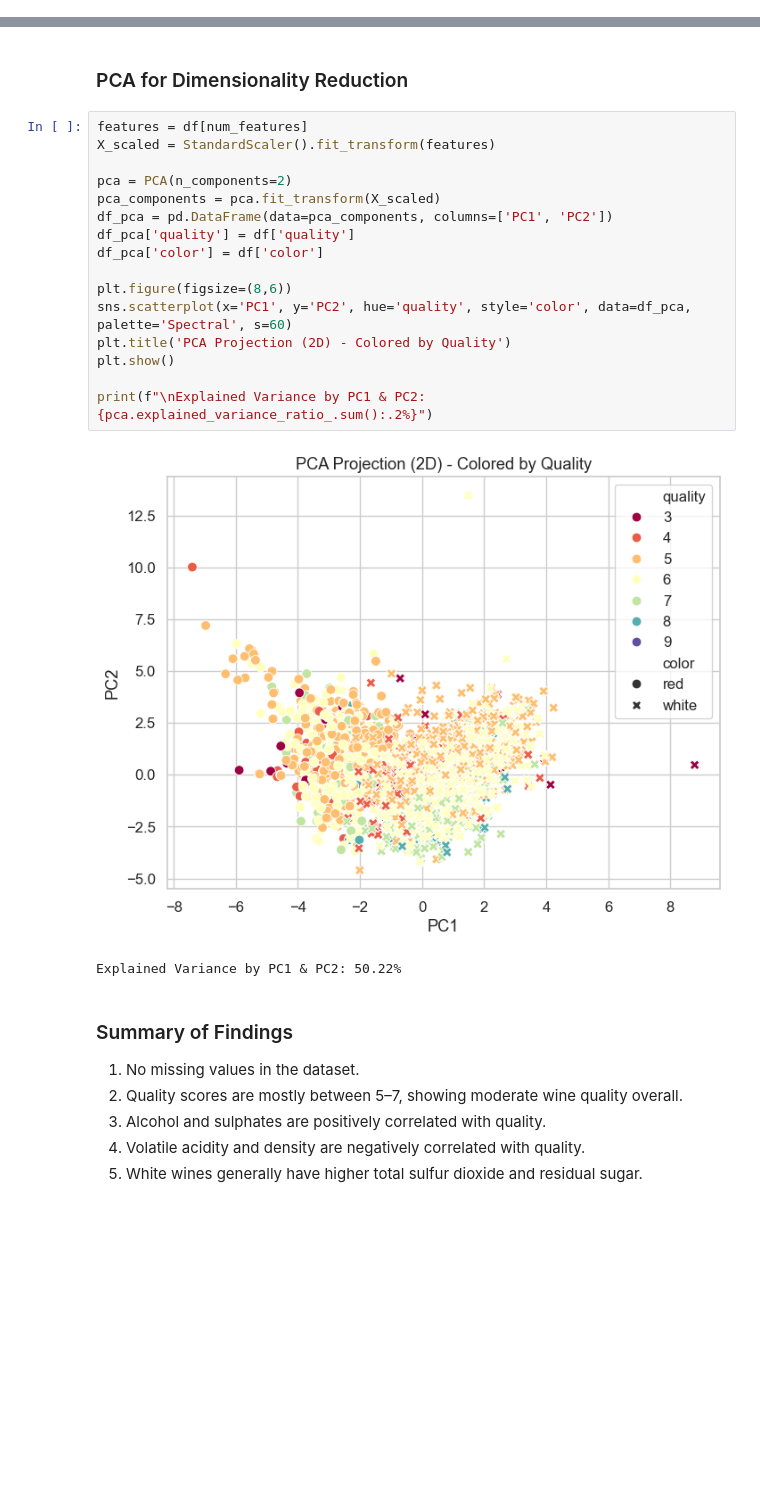
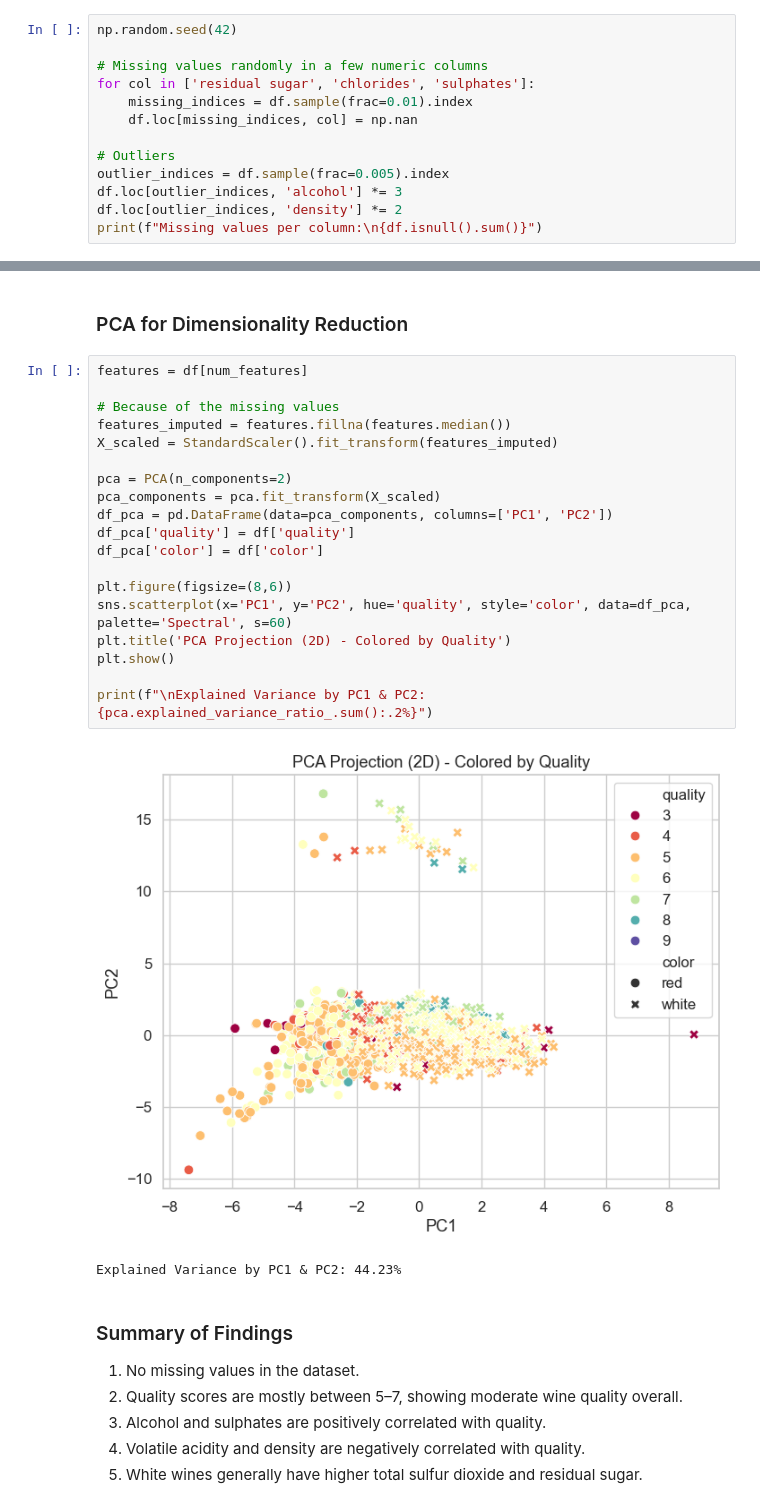
Before and after one commit to filipzekovich/Wine_ML_Lifecycle, a Jupyter notebook: ML_Lifecyle.ipynb, the cells around one changed output, grey strips where cells are left out. Cells and saved outputs as stored; diff of their text form; blank space fills up the shorter version.

```diff
--- a/ML_Lifecyle.ipynb
+++ b/ML_Lifecyle.ipynb
@@ -89,0 +92,13 @@ plt.show()
+# %%
+np.random.seed(42)
+
+# Missing values randomly in a few numeric columns
+for col in ['residual sugar', 'chlorides', 'sulphates']:
+    missing_indices = df.sample(frac=0.01).index
+    df.loc[missing_indices, col] = np.nan
+
+# Outliers
+outlier_indices = df.sample(frac=0.005).index
+df.loc[outlier_indices, 'alcohol'] *= 3
+df.loc[outlier_indices, 'density'] *= 2
+print(f"Missing values per column:\n{df.isnull().sum()}")
@@ -240,23 +271,26 @@ Total outlier cells percentage: 0.76%
 ### PCA for Dimensionality Reduction
 # %%
 features = df[num_features]
-X_scaled = StandardScaler().fit_transform(features)
+
+# Because of the missing values
+features_imputed = features.fillna(features.median())
+X_scaled = StandardScaler().fit_transform(features_imputed)
 
 pca = PCA(n_components=2)
 pca_components = pca.fit_transform(X_scaled)
 df_pca = pd.DataFrame(data=pca_components, columns=['PC1', 'PC2'])
 df_pca['quality'] = df['quality']
 df_pca['color'] = df['color']
 
 plt.figure(figsize=(8,6))
 sns.scatterplot(x='PC1', y='PC2', hue='quality', style='color', data=df_pca, palette='Spectral', s=60)
 plt.title('PCA Projection (2D) - Colored by Quality')
 plt.show()
 
 print(f"\nExplained Variance by PC1 & PC2: {pca.explained_variance_ratio_.sum():.2%}")
 # %% [output]
-[figure, old version]
+[figure, new version]
-Explained Variance by PC1 & PC2: 50.22%
+Explained Variance by PC1 & PC2: 44.23%
 # %% [markdown]
 ### Summary of Findings
 1. No missing values in the dataset.
```
Also changed, not shown: parts of 33 cells of this notebook.
